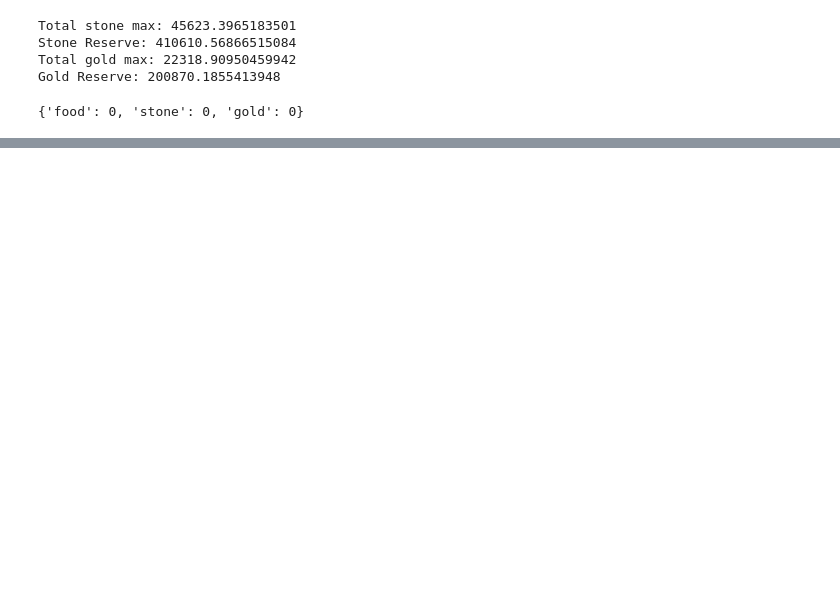
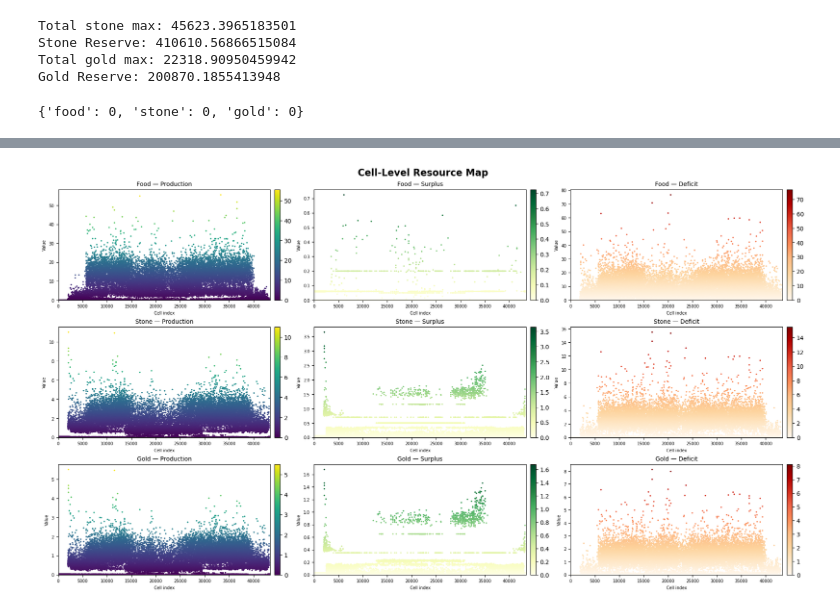
Before and after one commit to Owen-Dy/PythonAzgaarEconPop-Simulator, a Jupyter notebook: EconomyModel_fixed.ipynb, the cells around one changed output, grey strips where cells are left out. Cells and saved outputs as stored; diff of their text form; code cells hidden in the pictures; blank space fills up the shorter version.

Commit message:
played with settings
added some visuals for the states products and seeing the net for each resource per state.

```diff
--- a/EconomyModel_fixed.ipynb
+++ b/EconomyModel_fixed.ipynb
@@ -411,8 +432,17 @@ def tick(self):
                 "remaining_gold_balance": gold_balance,
                 "remaining_deficit": deficit[cid],
             })
+    state_production = {}
+    for state in self.states:
+        name = state["name"]
+        state_production[name] = {
+            "food":  state_grain.get(name, {}).get("food", 0),
+            "stone": state_stone.get(name, {}).get("stone", 0),
+            "gold":  state_gold.get(name, {}).get("gold", 0),
+        }
 
     combined = {
+        "state_production":state_production,
         "production": production,
         "demand": demand,
         "net": net,
@@ -430,0 +476,73 @@ tick(data)
+# %%
+import matplotlib.pyplot as plt
+import matplotlib.colors as mcolors
+import numpy as np
+
+def plot_cell_resource_maps(cells, combined):
+    """
+    Plot 3x3 grid of subplots: rows = food/stone/gold, columns = production/surplus/deficit.
+    Each cell is represented as a point at (cell_index, 0), coloured by resource value.
+    """
+
+    resources = ["food", "stone", "gold"]
+    metrics   = ["production", "surplus", "deficit"]
+
+    data_lookup = {
+        "production": combined["production"],
+        "surplus":    combined["surplus"],
+        "deficit":    combined["deficit"],
+    }
+
+    cmaps = {
+        "production": "viridis",
+        "surplus":    "YlGn",
+        "deficit":    "OrRd",
+    }
+
+    fig, axes = plt.subplots(
+        nrows=3, ncols=3,
+        figsize=(18, 10),
+        constrained_layout=True,
+    )
+    fig.suptitle("Cell-Level Resource Map", fontsize=16, fontweight="bold")
+
+    cell_ids = [c["i"] for c in cells]
+    x        = np.arange(len(cell_ids))          # x axis = cell index position
+    id_to_x  = {cid: i for i, cid in enumerate(cell_ids)}
+
+    for row, resource in enumerate(resources):
+        for col, metric in enumerate(metrics):
+            ax     = axes[row][col]
+            lookup = data_lookup[metric]
+
+            values = np.array([
+                lookup.get(cid, {}).get(resource, 0)
+                for cid in cell_ids
+            ], dtype=float)
+
+            vmin = 0
+            vmax = values.max() if values.max() > 0 else 1
+            norm = mcolors.Normalize(vmin=vmin, vmax=vmax)
+            cmap = plt.get_cmap(cmaps[metric])
+
+            sc = ax.scatter(x, values, c=values, cmap=cmap, norm=norm,
+                            s=6, linewidths=0)
+
+            ax.set_title(f"{resource.capitalize()} — {metric.capitalize()}", fontsize=10)
+            ax.set_xlabel("Cell index", fontsize=7)
+            ax.set_ylabel("Value", fontsize=7)
+            ax.tick_params(labelsize=7)
+            ax.set_xlim(-1, len(cell_ids))
+            ax.set_ylim(bottom=0)
+
+            plt.colorbar(sc, ax=ax, fraction=0.046, pad=0.02)
+
+    plt.savefig("cell_resource_map.png", dpi=150, bbox_inches="tight")
+    plt.show()
+    print("Saved: cell_resource_map.png")
+
+
+result = tick(data)
+plot_cell_resource_maps(data.cells, result)
+# %% [output]
+[figure, added]
```
Also changed, not shown: parts of 9 cells of this notebook, 5 other files.
